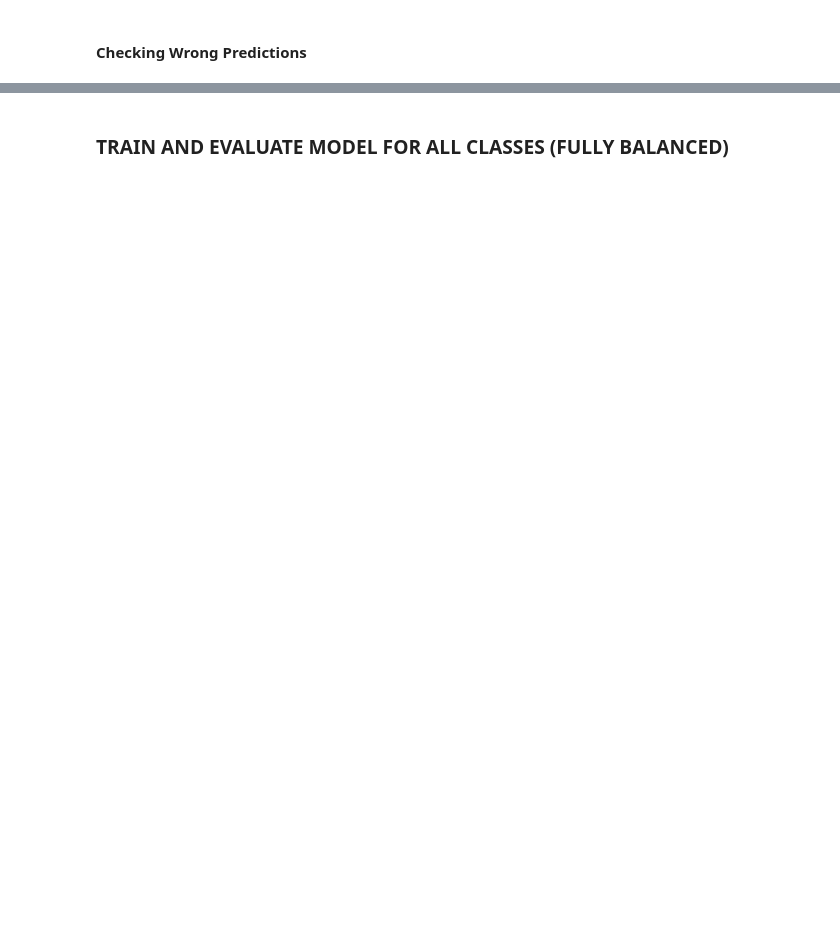
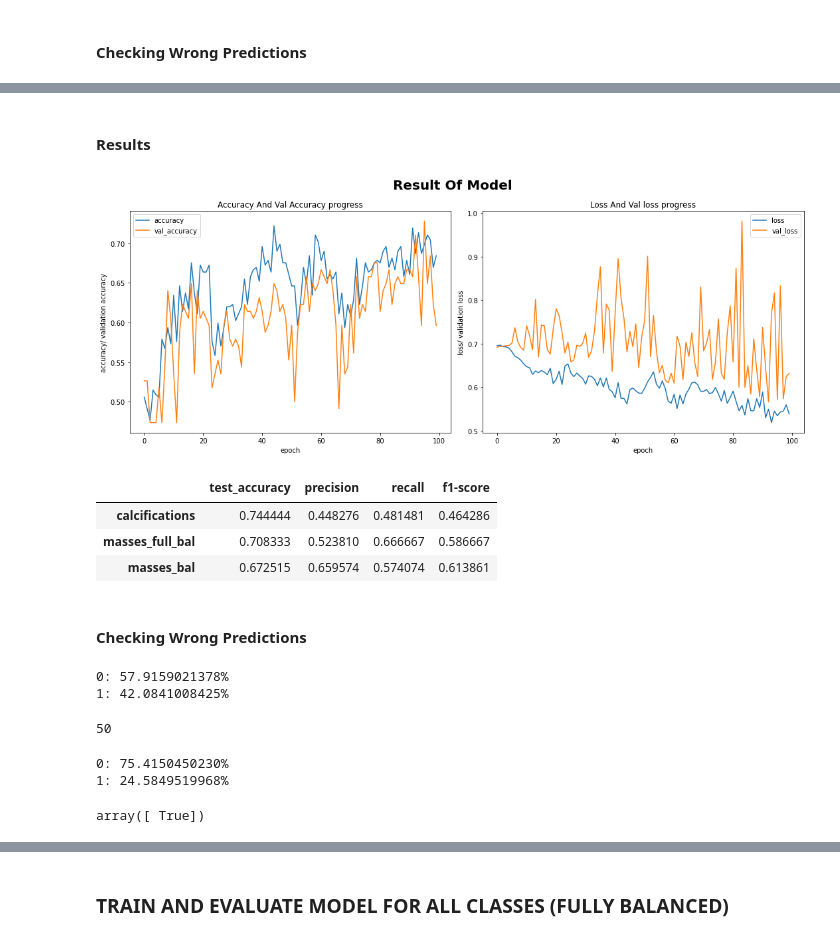
Before and after one commit to cpoles/data_science, a Jupyter notebook: projects/machine_learning/deep_learning/mias_mammography/notebooks/mias_mammography.ipynb, the cells around one changed output, grey strips where cells are left out. Cells and saved outputs as stored; diff of their text form; code cells hidden in the pictures; blank space fills up the shorter version.

```diff
--- a/projects/machine_learning/deep_learning/mias_mammography/notebooks/mias_mammography.ipynb
+++ b/projects/machine_learning/deep_learning/mias_mammography/notebooks/mias_mammography.ipynb
@@ -660,0 +882,22 @@ for axes, item in zip(axes.ravel(), wrong_predictions):
+# %%
+# # set optmizer and learning rate
+adam = Adam(0.001)
+mass_cnn.compile(optimizer=adam,
+            loss='categorical_crossentropy',
+            metrics=['accuracy'])
+# %%
+# set callbacks
+early_stopping = EarlyStopping(patience=100, restore_best_weights=True)
+
+
+model_check_point = ModelCheckpoint(filepath= './',
+                                    monitor='val_loss', verbose=1,
+                                    save_best_only=True,
+                                    save_weights_only=False,
+                                    mode='auto', save_freq='epoch')
+
+# fit the model
+hist = mass_cnn.fit(train_data,
+                    validation_data=test_data,
+                    epochs=100,
+                    callbacks=[early_stopping, model_check_point])
@@ -660,0 +946,37 @@ for axes, item in zip(axes.ravel(), wrong_predictions):
+# %% [markdown]
+#### Results
+# %%
+results_plot = hp.plot_results(hist.history['accuracy'],
+                               hist.history['val_accuracy'],
+                               hist.history['loss'],
+                               hist.history['val_loss'])
+# %% [output]
+[figure, added]
+# %%
+# enter data to the final results dataframe
+results_mass = classification_report(expected, predicted, output_dict=True)
+# add entry to the final_results
+mass_malignant = results_mass['1']
+mass_malignant
+final_results.loc['masses_bal'] = (accuracy,
+                                   mass_malignant['precision'],
+                                   mass_malignant['recall'],
+                                   mass_malignant['f1-score'])
+final_results
+# %% [output]
+|  | test_accuracy | precision | recall | f1-score |
+| calcifications | 0.744444 | 0.448276 | 0.481481 | 0.464286 |
+| masses_full_bal | 0.708333 | 0.523810 | 0.666667 | 0.586667 |
+| masses_bal | 0.672515 | 0.659574 | 0.574074 | 0.613861 |
+# %% [markdown]
+#### Checking Wrong Predictions
+# %%
+# checking wrong predictions
+predictions = mass_cnn.predict(test_data)
+
+# check the probabilities for the first sample
+for index, probability in enumerate(predictions[0]):
+    print(f'{index}: {probability:.10%}')
+# %% [output]
+0: 57.9159021378%
+1: 42.0841008425%
@@ -660,0 +993,4 @@ for axes, item in zip(axes.ravel(), wrong_predictions):
+# %%
+len(wrong_predictions)
+# %% [output]
+50
@@ -660,0 +999,5 @@ for axes, item in zip(axes.ravel(), wrong_predictions):
+# %%
+hp.display_probabilities(predictions[15])
+# %% [output]
+0: 75.4150450230%
+1: 24.5849519968%
@@ -660,0 +1006,4 @@ for axes, item in zip(axes.ravel(), wrong_predictions):
+# %%
+np.unique(test)
+# %% [output]
+array([ True])
```
Also changed, not shown: parts of 101 cells of this notebook.
